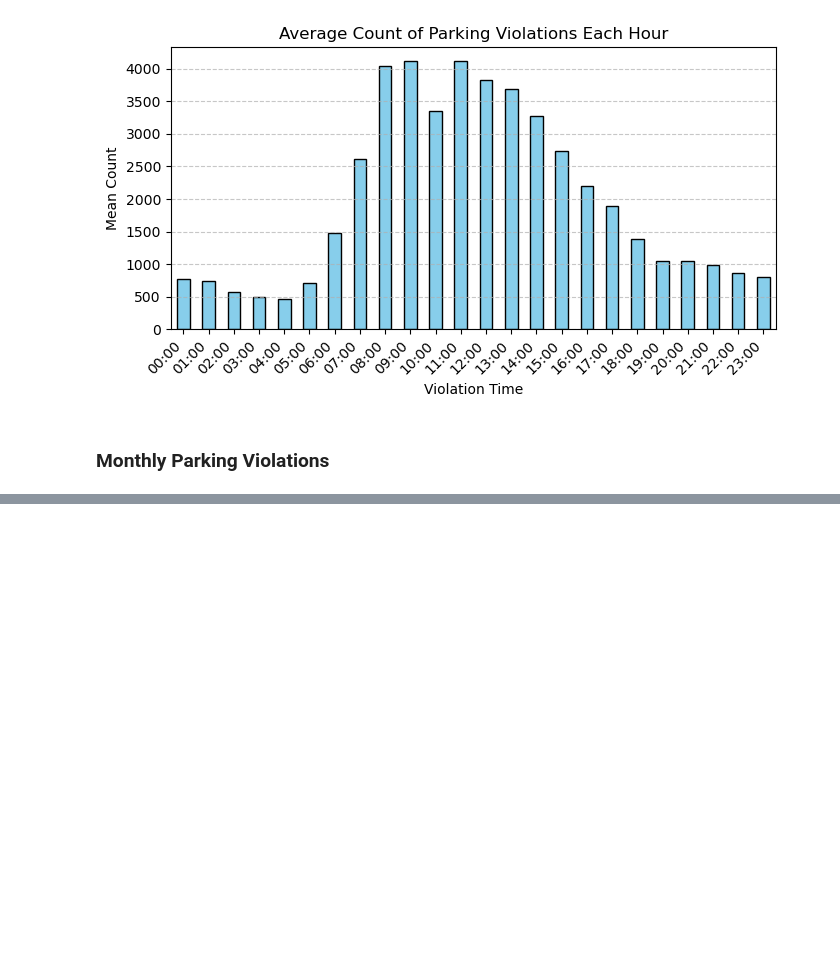
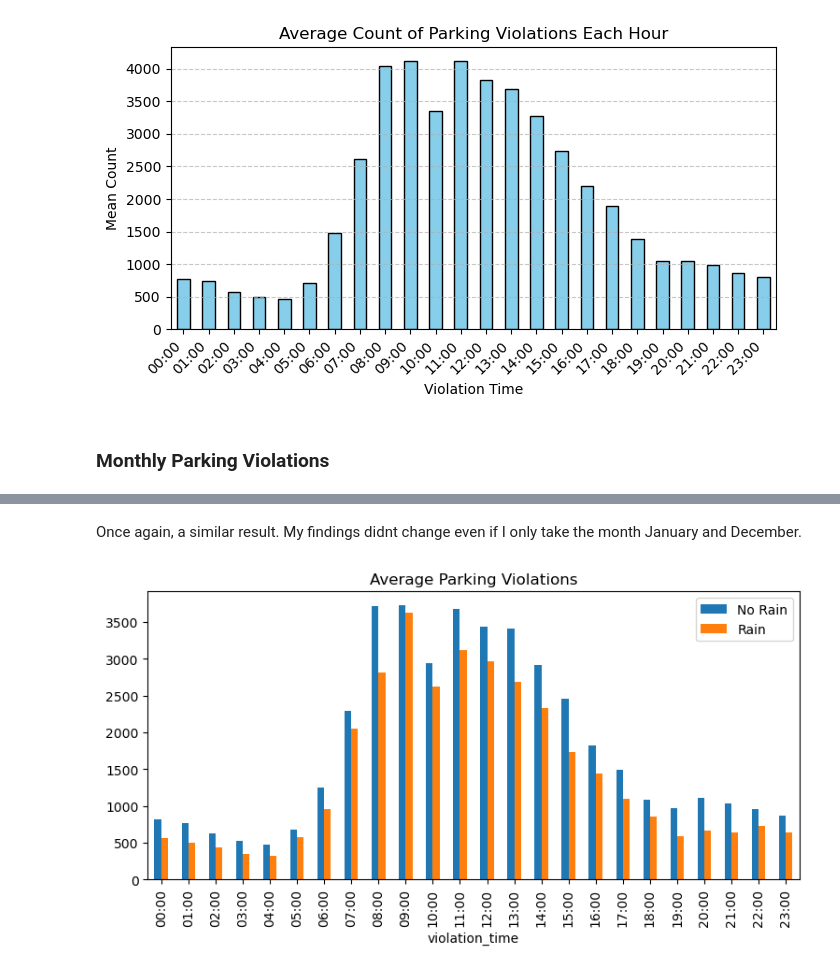
Before and after one commit to etumkaya/nyc-parking-violations, a Jupyter notebook: NYC_Parking_Violations.ipynb, the cells around one changed output, grey strips where cells are left out. Cells and saved outputs as stored; diff of their text form; code cells hidden in the pictures; blank space fills up the shorter version.

```diff
--- a/NYC_Parking_Violations.ipynb
+++ b/NYC_Parking_Violations.ipynb
@@ -492,0 +1088,2 @@ Name: count, Length: 75, dtype: int64
+# %%
+merged_violation_rain3["precipitation (mm)"] = merged_violation_rain3["precipitation (mm)"].apply(lambda x: 1 if x > 0 else 0)
@@ -492,0 +1129,2 @@ Name: count, Length: 75, dtype: int64
+# %%
+result_jan_dec= merged_violation_rain3[merged_violation_rain3['month'].isin(['Dec', 'Jan'])]
@@ -492,0 +1153,4 @@ Name: count, Length: 75, dtype: int64
+# %%
+cross_tab_mean_jan_dec = pd.crosstab(index=result_jan_dec['violation_time'], columns=result_jan_dec['precipitation (mm)'], values=result_jan_dec['violation_count'], aggfunc='mean')
+# %%
+cross_tab_mean_jan_dec.columns=["No Rain","Rain"]
@@ -492,0 +1178,9 @@ Name: count, Length: 75, dtype: int64
+# %% [markdown]
+Once again, a similar result. My findings didnt change even if I only take the month January and December.
+# %%
+gra=cross_tab_mean_jan_dec.plot(kind='bar', stacked=False,figsize=(9,4))
+gra.set_title("Average Parking Violations")
+
+plt.show()
+# %% [output]
+[figure, added]
```
Also changed, not shown: parts of 130 cells of this notebook.
